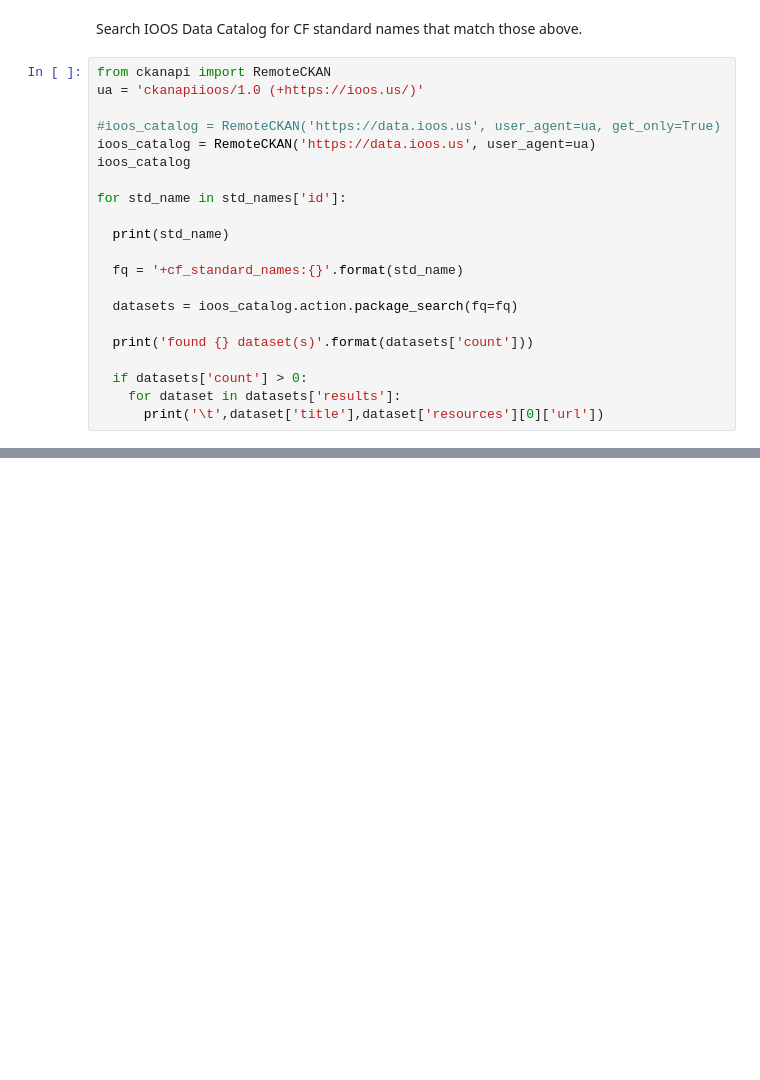
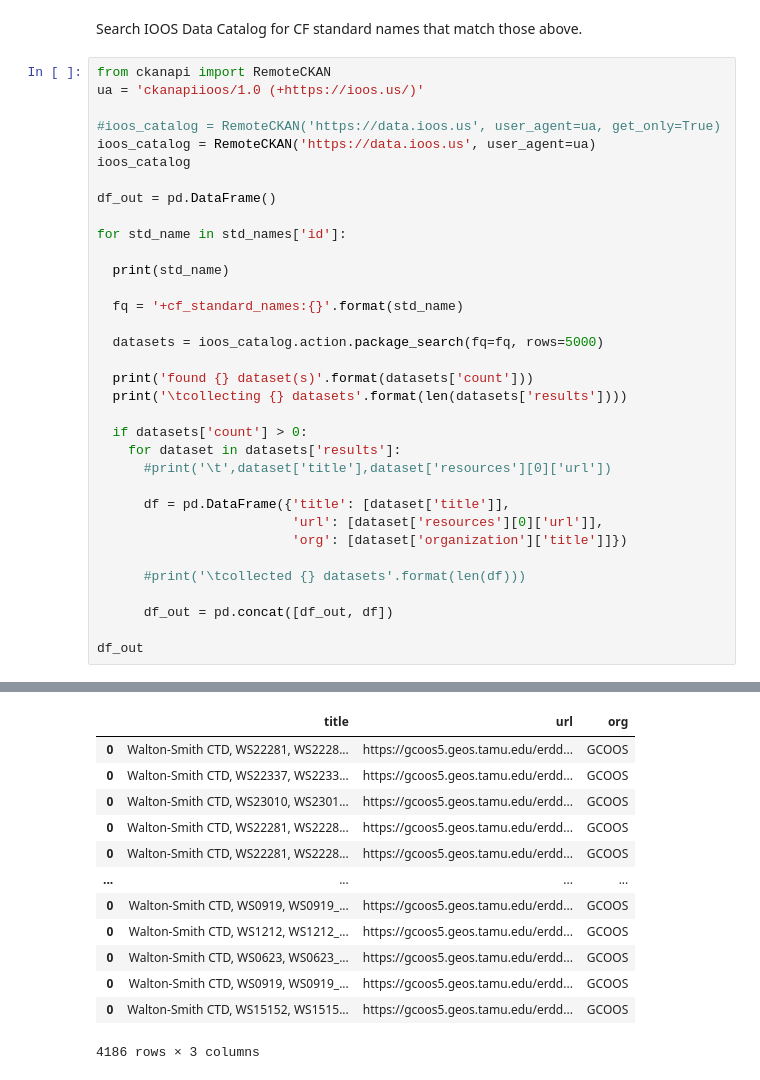
Before and after one commit to MathewBiddle/sandbox, a Jupyter notebook: notebooks/CKAN_API_Query.ipynb, the cells around one changed output, grey strips where cells are left out. Saved outputs shown, nothing was run; the diff lists cells and outputs as text; blank space fills up the shorter version.

```diff
--- a/notebooks/CKAN_API_Query.ipynb
+++ b/notebooks/CKAN_API_Query.ipynb
@@ -86,19 +86,32 @@ ua = 'ckanapiioos/1.0 (+https://ioos.us/)'
 ioos_catalog = RemoteCKAN('https://data.ioos.us', user_agent=ua)
 ioos_catalog
 
+df_out = pd.DataFrame()
+
 for std_name in std_names['id']:
 
   print(std_name)
 
   fq = '+cf_standard_names:{}'.format(std_name)
 
-  datasets = ioos_catalog.action.package_search(fq=fq)
+  datasets = ioos_catalog.action.package_search(fq=fq, rows=5000)
 
   print('found {} dataset(s)'.format(datasets['count']))
+  print('\tcollecting {} datasets'.format(len(datasets['results'])))
 
   if datasets['count'] > 0:
     for dataset in datasets['results']:
-      print('\t',dataset['title'],dataset['resources'][0]['url'])
+      #print('\t',dataset['title'],dataset['resources'][0]['url'])
+
+      df = pd.DataFrame({'title': [dataset['title']],
+                         'url': [dataset['resources'][0]['url']],
+                         'org': [dataset['organization']['title']]})
+
+      #print('\tcollected {} datasets'.format(len(df)))
+
+      df_out = pd.concat([df_out, df])
+
+df_out
 # %% [output]
 depth_at_shallowest_local_minimum_in_vertical_profile_of_mole_concentration_of_dissolved_molecular_oxygen_in_sea_water
 found 0 dataset(s)
@@ -119,0 +133,13 @@ found 0 dataset(s)
+|  | title | url | org |
+| 0 | Walton-Smith CTD, WS22281, WS2228... | https://gcoos5.geos.tamu.edu/erdd... | GCOOS |
+| 0 | Walton-Smith CTD, WS22337, WS2233... | https://gcoos5.geos.tamu.edu/erdd... | GCOOS |
+| 0 | Walton-Smith CTD, WS23010, WS2301... | https://gcoos5.geos.tamu.edu/erdd... | GCOOS |
+| 0 | Walton-Smith CTD, WS22281, WS2228... | https://gcoos5.geos.tamu.edu/erdd... | GCOOS |
+| 0 | Walton-Smith CTD, WS22281, WS2228... | https://gcoos5.geos.tamu.edu/erdd... | GCOOS |
+| ... | ... | ... | ... |
+| 0 | Walton-Smith CTD, WS0919, WS0919_... | https://gcoos5.geos.tamu.edu/erdd... | GCOOS |
+| 0 | Walton-Smith CTD, WS1212, WS1212_... | https://gcoos5.geos.tamu.edu/erdd... | GCOOS |
+| 0 | Walton-Smith CTD, WS0623, WS0623_... | https://gcoos5.geos.tamu.edu/erdd... | GCOOS |
+| 0 | Walton-Smith CTD, WS0919, WS0919_... | https://gcoos5.geos.tamu.edu/erdd... | GCOOS |
+| 0 | Walton-Smith CTD, WS15152, WS1515... | https://gcoos5.geos.tamu.edu/erdd... | GCOOS |
+4186 rows × 3 columns
```
Also changed, not shown: parts of 13 cells of this notebook.
